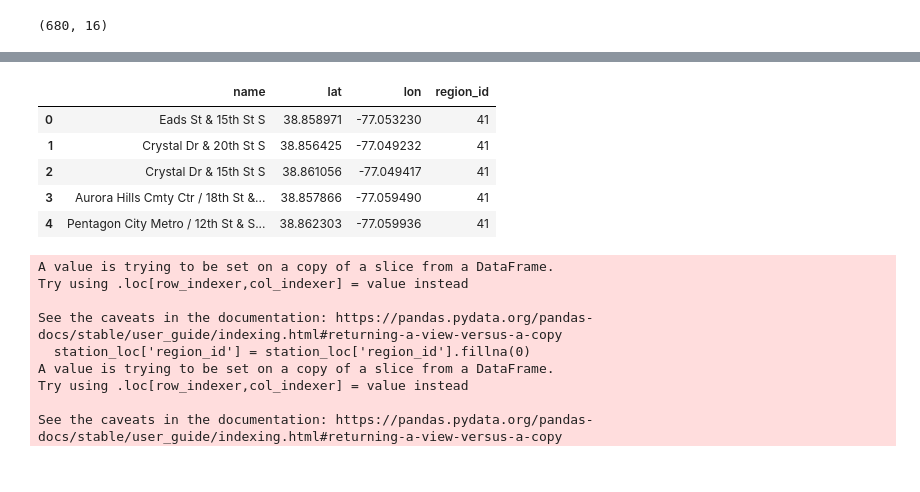
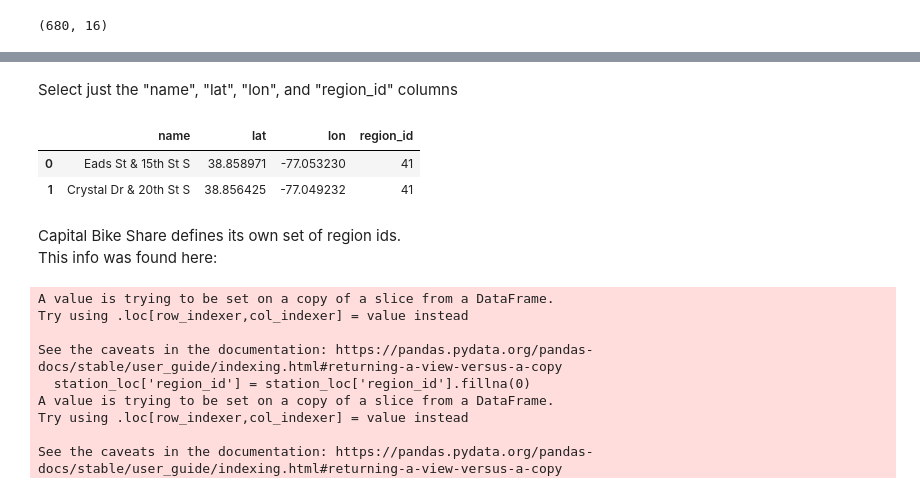
Before and after one commit to kyungoh22/bike_analysis, a Jupyter notebook: bike_analysis_data_wrangling_part_3.ipynb, the cells around one changed output, grey strips where cells are left out. Drawn from its saved outputs; the diff is of its cells as text; code cells hidden in the pictures.

```diff
--- a/station_data.ipynb
+++ b/bike_analysis_data_wrangling_part_3.ipynb
@@ -28,4 +31,6 @@ station_info.head(2)
 |  | lon | external_id | rental_uris | capacity | station_id | rental_methods | name | ... |
 | 0 | -77.053230 | 082469cc-1f3f-11e7-bf6b-3863bb334450 | {'ios': 'https://dc.lft.to/lastmi... | 15 | 1 | [KEY, CREDITCARD] | Eads St & 15th St S | ... |
 | 1 | -77.049232 | 08246c35-1f3f-11e7-bf6b-3863bb334450 | {'ios': 'https://dc.lft.to/lastmi... | 17 | 3 | [KEY, CREDITCARD] | Crystal Dr & 20th St S | ... |
+# %% [markdown]
+Select just the "name", "lat", "lon", and "region_id" columns
 # %%
@@ -32,12 +38,12 @@ station_info.head(2)
 station_loc = station_info[['name','lat','lon','region_id']]
 # %%
-station_loc.head()
+station_loc.head(2)
 # %% [output]
 |  | name | lat | lon | region_id |
 | 0 | Eads St & 15th St S | 38.858971 | -77.053230 | 41 |
 | 1 | Crystal Dr & 20th St S | 38.856425 | -77.049232 | 41 |
-| 2 | Crystal Dr & 15th St S | 38.861056 | -77.049417 | 41 |
-| 3 | Aurora Hills Cmty Ctr / 18th St &... | 38.857866 | -77.059490 | 41 |
-| 4 | Pentagon City Metro / 12th St & S... | 38.862303 | -77.059936 | 41 |
+# %% [markdown]
+Capital Bike Share defines its own set of region ids. <br>
+This info was found here: <br>
 # %%
 # Dictionary of region_id and region names
```
Also changed, not shown: parts of 44 cells of this notebook, 4 other files.
